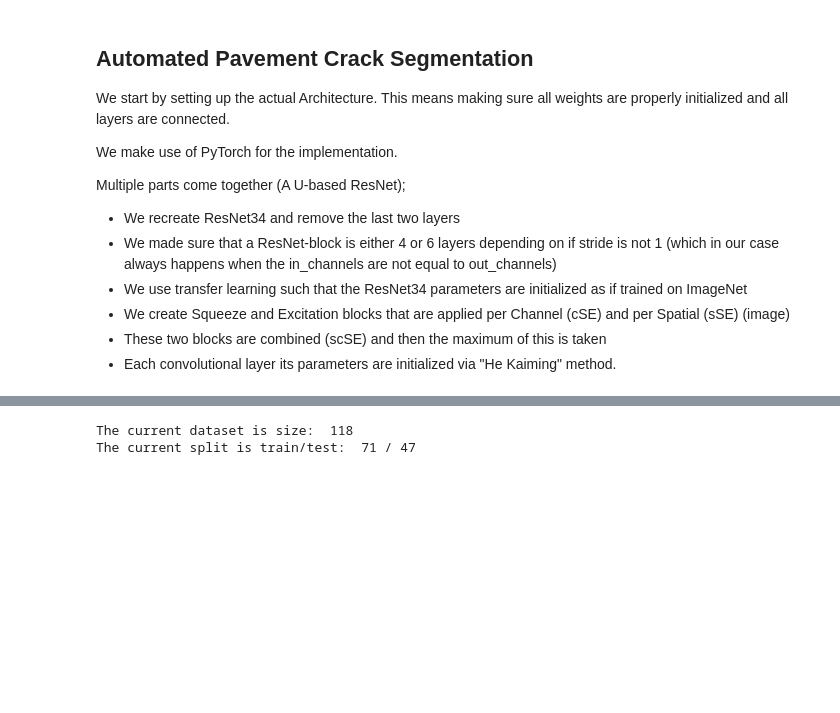
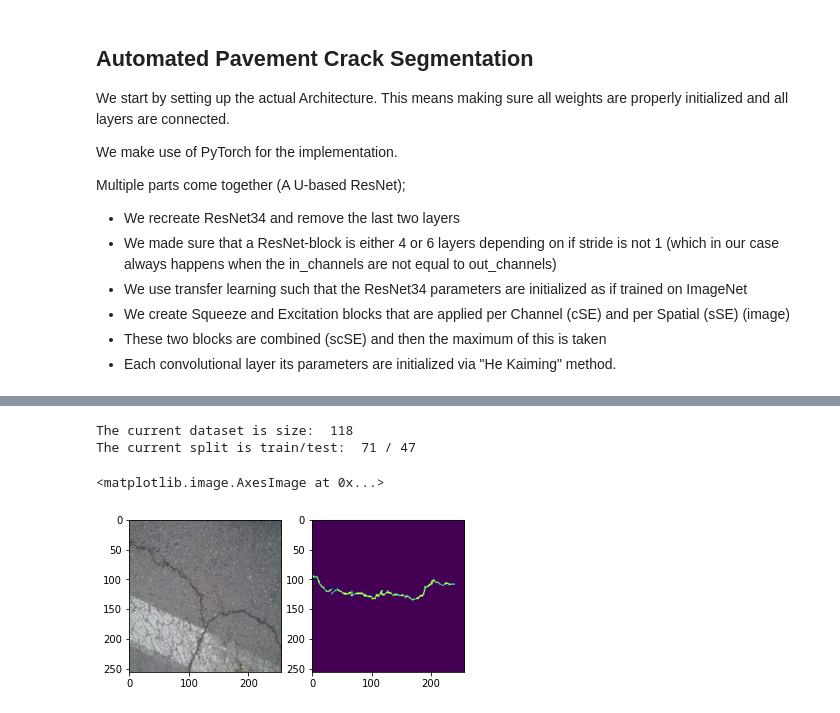
Before and after one commit to sjoerdvandenbos/deeplearning_reproducibility, a Jupyter notebook: DL_reproduction_paper.ipynb, the cells around one changed output, grey strips where cells are left out. Saved outputs shown, nothing was run; the diff lists cells and outputs as text; code cells hidden in the pictures; blank space fills up the shorter version.

```diff
--- a/DL_reproduction_paper.ipynb
+++ b/DL_reproduction_paper.ipynb
@@ -42,25 +41,68 @@ Net(
 # %%
 import os
 import torch
 from torch.utils.data import random_split
 from torch.utils.data import DataLoader
 from torchvision import transforms
 import matplotlib.pyplot as plt
 from datasets.CFD.CFDdata import CFD
 
 current_path = os.path.abspath(os.getcwd())
 
-totensor = transforms.ToTensor()
-dataset = CFD(current_path + "/datasets/CFD/cfd_image/", totensor, current_path + "/datasets/CFD/seg_gt/", totensor)
+size_128 = (128, 128)
+size_256 = (256, 256)
+size_320 = (320, 320)
+
+# Set random state transformations
+torch.manual_seed(5)
+
+tf_orig = transforms.Compose([
+    transforms.Resize(size_256),
+    transforms.ToTensor()
+])
+tf_compos = transforms.Compose([
+    transforms.Resize(size_256),
+    transforms.RandomRotation((0,360)),
+    transforms.RandomHorizontalFlip(),
+    transforms.RandomVerticalFlip() ,
+    # Assume image balance == brightness
+    transforms.ColorJitter(brightness=0.05, contrast=0.05),
+    transforms.ToTensor()
+])
+tf_compos_gt = transforms.Compose(tf_compos.transforms[:-1])
+
+dataset = CFD(current_path + "/datasets/CFD/cfd_image/", tf_orig, current_path + "/datasets/CFD/seg_gt/", tf_orig)
 gen = torch.Generator().manual_seed(42)
 
 train_data, test_data = random_split(dataset, [71, 47], gen)
 train_loader = DataLoader(train_data, batch_size=10)
 test_loader = DataLoader(test_data, batch_size=47)
 
+
+## Dataloader debugging
 print("The current dataset is size: ", len(dataset),
 "\nThe current split is train/test: ", len(train_loader.dataset), "/", len(test_loader.dataset))
+# ----------------------------
+# Check if works
+image, label = train_data.dataset.__getitem__(6)
+
+import matplotlib.pyplot as plt
+import matplotlib.image as mpimg
+import numpy as np
+
+image = np.transpose(image.numpy(), (1, 2, 0))
+label = np.transpose(label.numpy(), (1, 2, 0))
+
+#subplot(r,c) provide the no. of rows and columns
+f, axarr = plt.subplots(1,2)
+
+# use the created array to output your multiple images. In this case I have stacked 4 images vertically
+axarr[0].imshow(image)
+axarr[1].imshow(label)
+# ----------------------------
 # %% [output]
 The current dataset is size:  118
 The current split is train/test:  71 / 47
+<matplotlib.image.AxesImage at 0x...>
+[figure, added]
 # %%
```
Also changed, not shown: parts of 2 cells of this notebook, 2 other files.
